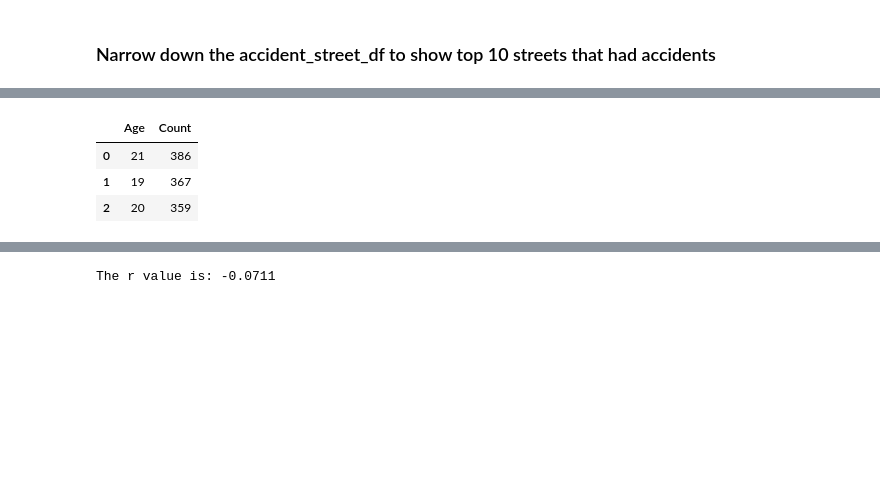
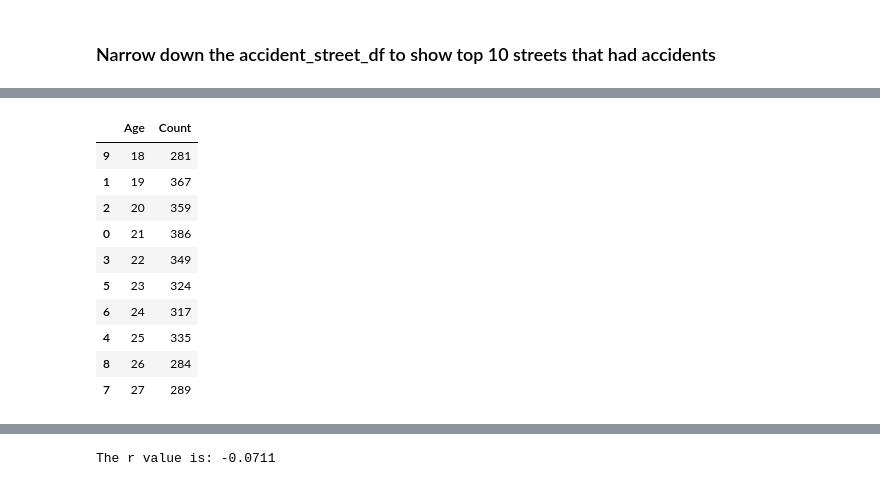
Before and after one commit to jenleemcnew/SMU-Data-Science--Clark-County-NV-Vehicle-Accident-Analysis---Project-1-Team-3, a Jupyter notebook: jen_traffic.ipynb, the cells around one changed output, grey strips where cells are left out. Drawn from its saved outputs; the diff is of its cells as text; code cells hidden in the pictures; blank space fills up the shorter version.

```diff
--- a/jen_traffic.ipynb
+++ b/jen_traffic.ipynb
@@ -44,6 +44,7 @@ clean_traffic_data = traffic_data[["County",
                                    "Crash_Date",
                                    "Weather",
                                    "Crash_Type",
+                                   "V1_Type",
                                    "V1_Driver1",
                                    "V1_Driver_",
                                    "Factors_Ro",
@@ -84,6 +85,7 @@ len(clean_traffic_data)
 clean_traffic_data = clean_traffic_data.rename(columns={"Crash_Seve": "Crash Severity",
                                                         "Crash_Date": "Crash Date",
                                                         "Crash_Type": "Crash Type",
+                                                        "V1_Type":"Vehicle_Type",
                                                         "V1_Driver1":"Impairment Level",
                                                         "V1_Driver_": "Age",
                                                         "Factors_Ro": "Road Conditions",
@@ -312,7 +315,7 @@ accident_street_df
 # %% [markdown]
 ### Narrow down the accident_street_df to show top 10 streets that had accidents
 # %%
-clean_accident_data = pd.merge(accident_street_df, accident_int, how="left", on=["Primary_St", "Primary_St"])
-clean_accident_data = pd.DataFrame(clean_accident_data)
-clean_accident_data.head(3)
+clean_accident_data_merge = pd.merge(accident_street_df, accident_int, how="left", on=["Primary_St", "Primary_St"])
+clean_accident_data_merge = pd.DataFrame(clean_accident_data_merge)
+clean_accident_data_merge.head(3)
 # %% [output]
@@ -323,15 +326,23 @@ clean_accident_data.head(3)
 # %%
-age_count = clean_accident_data.groupby("Age")["Age"].count()
+age_count = clean_accident_data_merge.groupby("Age")["Age"].count()
 age_count = age_count.sort_values(ascending=False)
 age_count = age_count.head(10)
 age_count = pd.DataFrame(age_count)
 age_count = age_count
 age_count = age_count.rename(columns={"Age":"Count"})
 age_count = age_count.reset_index()
-age_count.head(3)
+age_count = age_count.sort_values("Age",ascending=True)
+age_count
 # %% [output]
 |  | Age | Count |
-| 0 | 21 | 386 |
+| 9 | 18 | 281 |
 | 1 | 19 | 367 |
 | 2 | 20 | 359 |
+| 0 | 21 | 386 |
+| 3 | 22 | 349 |
+| 5 | 23 | 324 |
+| 6 | 24 | 317 |
+| 4 | 25 | 335 |
+| 8 | 26 | 284 |
+| 7 | 27 | 289 |
 # %%
```
Also changed, not shown: parts of 29 cells of this notebook.
